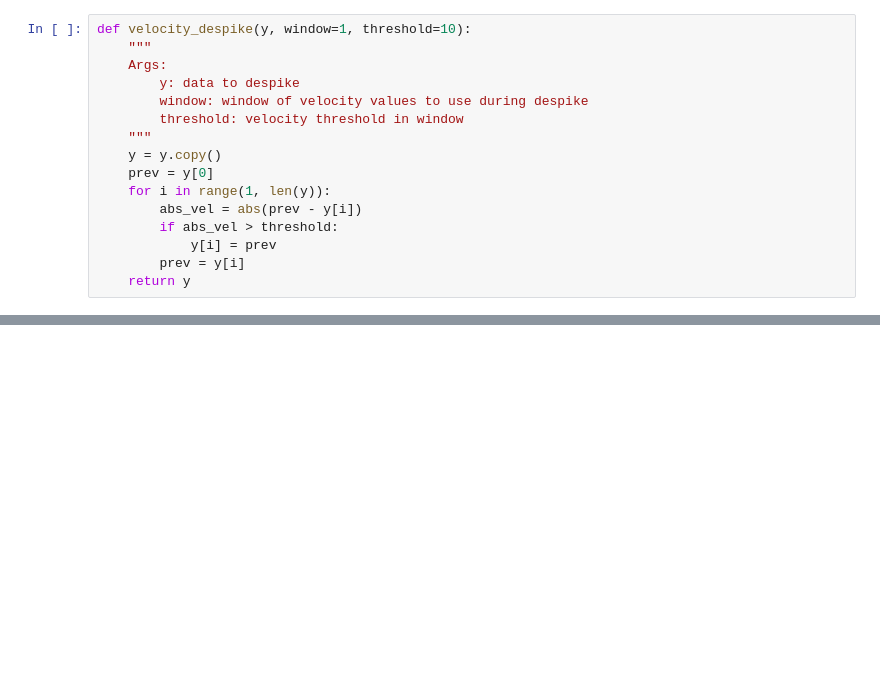
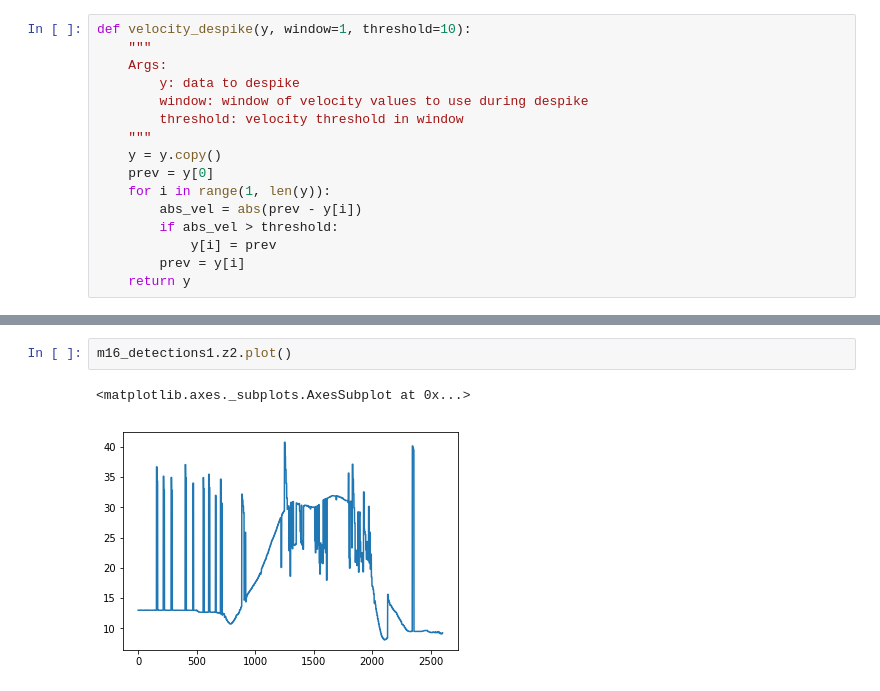
Before and after one commit to rhanschristiansen/Einstein, a Jupyter notebook: notebooks/m16_calibration-v2.ipynb, the cells around one changed output, grey strips where cells are left out. Cells and saved outputs as stored; diff of their text form; blank space fills up the shorter version.

```diff
--- a/notebooks/m16_calibration-v2.ipynb
+++ b/notebooks/m16_calibration-v2.ipynb
@@ -104,0 +155,5 @@ def velocity_despike(y, window=1, threshold=10):
+# %%
+m16_detections1.z2.plot()
+# %% [output]
+<matplotlib.axes._subplots.AxesSubplot at 0x...>
+[figure, added]
```
Also changed, not shown: parts of 14 cells of this notebook, 1 other file.
